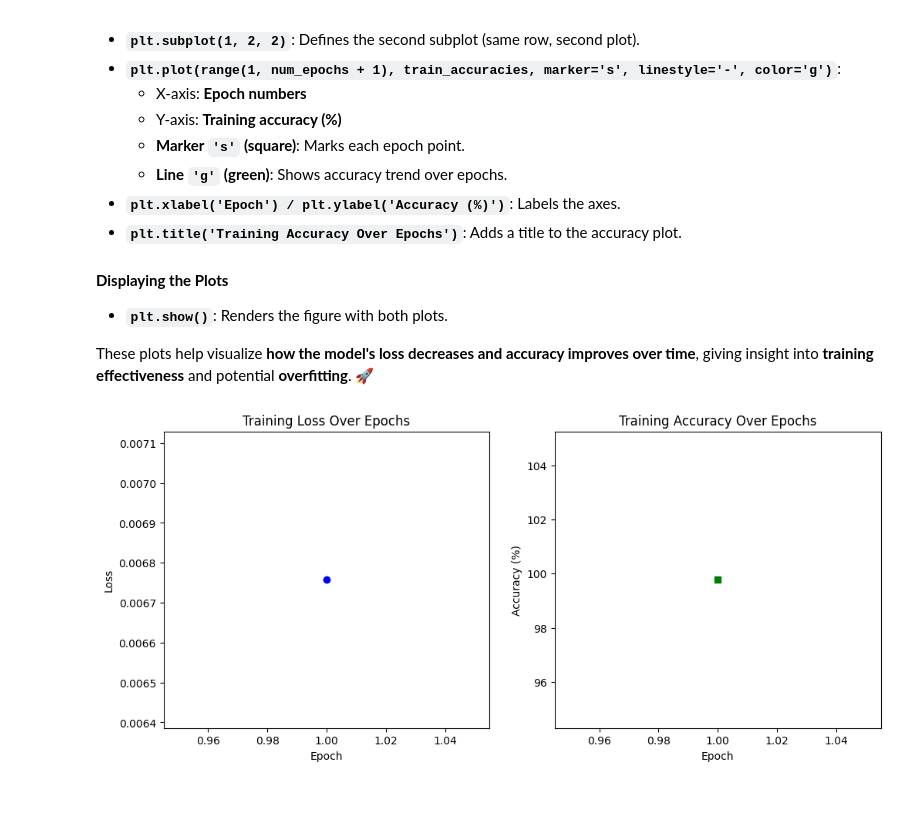
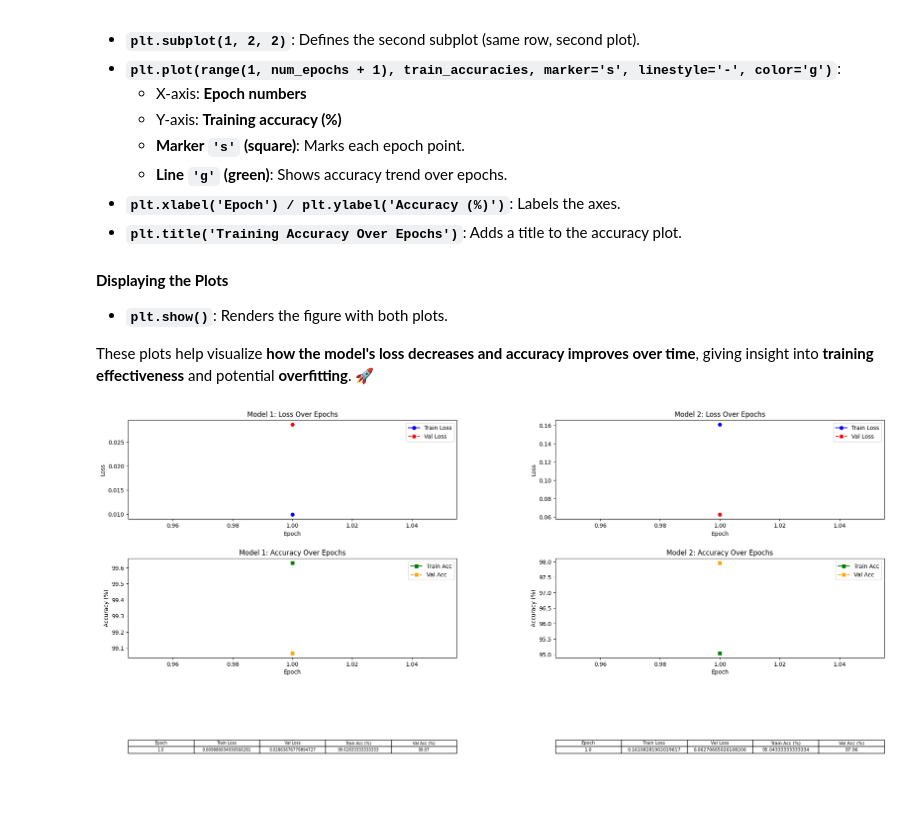
Before and after one commit to Robert151003/AAI-Coursework, a Jupyter notebook: coursework.ipynb, the cells around one changed output. Cells and saved outputs as stored; diff of their text form; code cells hidden in the pictures.

```diff
--- a/coursework.ipynb
+++ b/coursework.ipynb
@@ -442,0 +175,3 @@ visualize_predictions()
+# %%
+optimiser1 = optim.Adam(model1.parameters(), lr=0.001)
+optimiser2 = optim.Adam(model2.parameters(), lr=0.001)
@@ -471,23 +428,60 @@ This code generates **two plots** to analyze how the model improves during train
 - **`plt.show()`**: Renders the figure with both plots.
 
 These plots help visualize **how the model's loss decreases and accuracy improves over time**, giving insight into **training effectiveness** and potential **overfitting**. 🚀
-# %%
-epochs = np.arange(1, num_epochs + 1)
-
-plt.figure(figsize=(12, 5))
-
-plt.subplot(1, 2, 1)
-plt.plot(epochs, train_losses, marker='o', linestyle='-', color='b')
-plt.xlabel('Epoch')
-plt.ylabel('Loss')
-plt.title('Training Loss Over Epochs')
-
-plt.subplot(1, 2, 2)
-plt.plot(epochs, train_accuracies, marker='s', linestyle='-', color='g')
-plt.xlabel('Epoch')
-plt.ylabel('Accuracy (%)')
-plt.title('Training Accuracy Over Epochs')
-
-plt.show()
-# %% [output]
-[figure, removed]
+# %%
+def plot_results_side_by_side(model_results, model_names):
+    num_models = len(model_results)
+    num_epochs = len(model_results[0][0])
+    epochs = np.arange(1, num_epochs + 1)
+
+    fig, axs = plt.subplots(3, num_models, figsize=(12 * num_models, 12))
+    fig.subplots_adjust(hspace=0.4, wspace=0.3)
+
+    for i, (train_losses, val_losses, train_accuracies, val_accuracies) in enumerate(model_results):
+        model_name = model_names[i]
+
+        df = pd.DataFrame({
+            'Epoch': epochs,
+            'Train Loss': train_losses,
+            'Val Loss': val_losses,
+            'Train Acc (%)': train_accuracies,
+            'Val Acc (%)': val_accuracies
+        })
+
+        # Plot Loss
+        ax_loss = axs[0, i] if num_models > 1 else axs[0]
+        ax_loss.plot(epochs, train_losses, marker='o', linestyle='-', color='b', label='Train Loss')
+        ax_loss.plot(epochs, val_losses, marker='o', linestyle='--', color='r', label='Val Loss')
+        ax_loss.set_xlabel('Epoch')
+        ax_loss.set_ylabel('Loss')
+        ax_loss.set_title(f'{model_name}: Loss Over Epochs')
+        ax_loss.legend()
+
+        # Plot Accuracy
+        ax_acc = axs[1, i] if num_models > 1 else axs[1]
+        ax_acc.plot(epochs, train_accuracies, marker='s', linestyle='-', color='g', label='Train Acc')
+        ax_acc.plot(epochs, val_accuracies, marker='s', linestyle='--', color='orange', label='Val Acc')
+        ax_acc.set_xlabel('Epoch')
+        ax_acc.set_ylabel('Accuracy (%)')
+        ax_acc.set_title(f'{model_name}: Accuracy Over Epochs')
+        ax_acc.legend()
+
+        # Display Table
+        ax_table = axs[2, i] if num_models > 1 else axs[2]
+        ax_table.axis('tight')
+        ax_table.axis('off')
+        ax_table.table(cellText=df.values, colLabels=df.columns, cellLoc='center', loc='center')
+
+    plt.show()
+
+# Provide your model results as lists of metrics
+model_results = [
+    (train_losses_1, val_losses_1, train_accs_1, val_accs_1),
+    (train_losses_2, val_losses_2, train_accs_2, val_accs_2)
+]
+
+model_names = ["Model 1", "Model 2"]
+
+plot_results_side_by_side(model_results, model_names)
+# %% [output]
+[figure, added]
```
Also changed, not shown: parts of 54 cells of this notebook, 3 other files.
